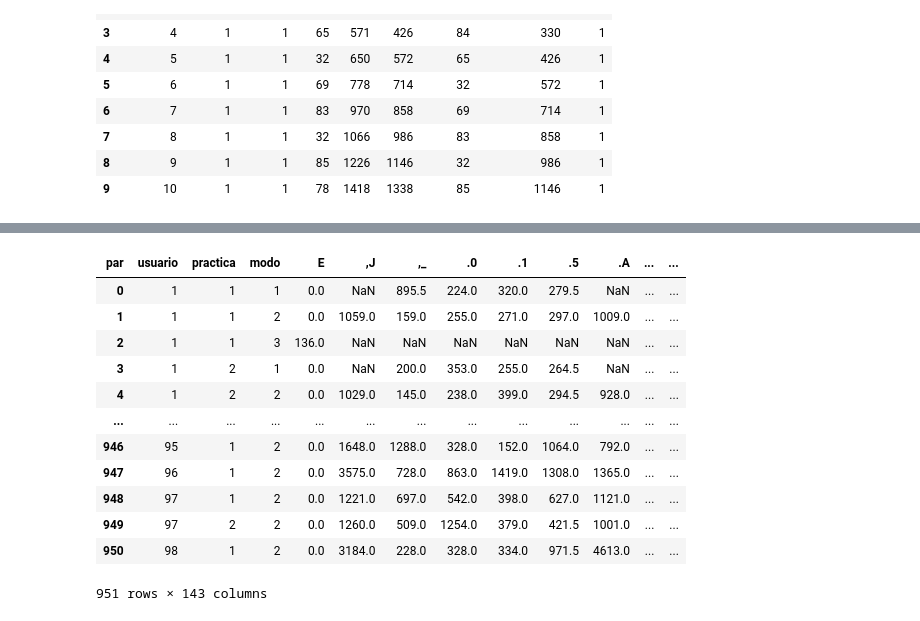
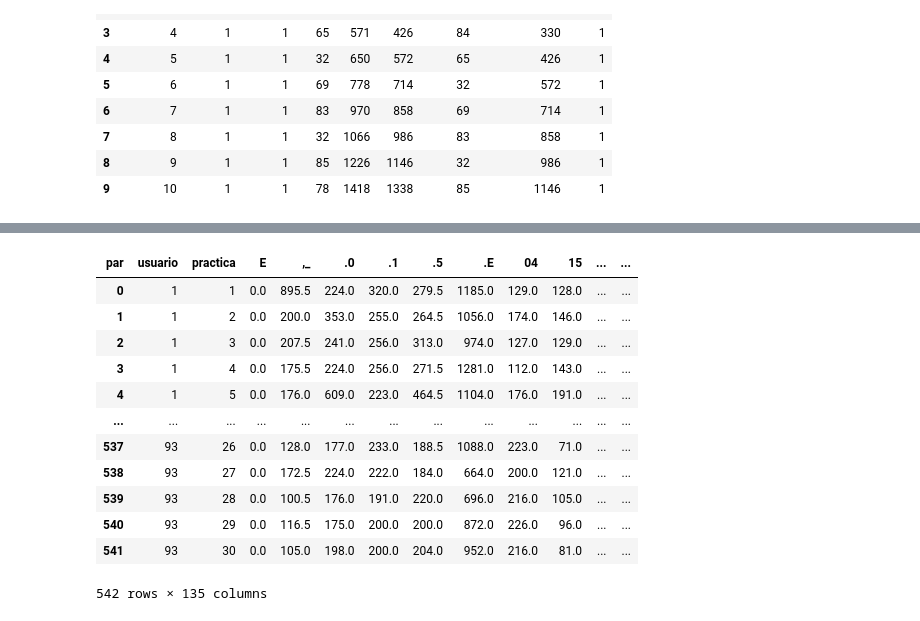
Before and after one commit to DiazEmi/second-factor, a Jupyter notebook: SSF.ipynb, the cells around one changed output, grey strips where cells are left out. Cells and saved outputs as stored; diff of their text form; code cells hidden in the pictures.

```diff
--- a/SSF.ipynb
+++ b/SSF.ipynb
@@ -3,4 +3,6 @@ import pandas as pd
 import numpy as np
 import random
 df=pd.read_csv('tiempos_por_tecla.csv')
-df.info()
+df = df.drop(df[df.modo != 1].index)
+df
+prueba = ['usuario','practica']
@@ -46,12 +31,15 @@ df['anterior'] = np.where(df.anterior == 32, 95, df.anterior)
 df['tecla'] = df['tecla'].apply(chr)
 df['anterior'] = df['anterior'].apply(chr)
 df['par'] = df.anterior + df.tecla
-pt = df.groupby(by=['usuario','practica','modo'])['tiempo'].median()
+pt = df.groupby(by=['usuario','practica','par'])['tiempo'].median()
 pt = pt.reset_index()
 pt = pt.rename(columns={'tiempo':'mean'})
-pa = df.groupby(by=['usuario','practica','modo'])['solapa'].sum()
+pa = df.groupby(by=['usuario'])['solapa'].sum()
 pa = pa.reset_index()
-pl = df.groupby(by=['usuario','practica','modo','par'])['tiempo'].median()
+pl = df.groupby(by=['usuario','practica','par'])['tiempo'].median()
 pl = pl.reset_index()
-pt.info()
+pstd = df.groupby(by=['usuario','practica','par'])['tiempo'].std()
+pstd = pl.reset_index()
+pstd = pstd.rename(columns={'tiempo':'std'})
+pstd
 # %% [output]
@@ -92,18 +75,20 @@ memory usage: 22.1+ MB
 # %%
-pl = pl.pivot(index=['usuario','practica','modo'], columns='par', values='tiempo')
+pl = pl.pivot(index=prueba, columns='par', values='tiempo')
 pl = pl.reset_index()
-pl
+pstd = pstd.pivot(index=prueba, columns='par', values='std')
+pstd = pstd.reset_index()
+pstd
 # %% [output]
-| par | usuario | practica | modo | E | ,J | ,_ | .0 | .1 | .5 | .A | ... | ... |
-| 0 | 1 | 1 | 1 | 0.0 | NaN | 895.5 | 224.0 | 320.0 | 279.5 | NaN | ... | ... |
-| 1 | 1 | 1 | 2 | 0.0 | 1059.0 | 159.0 | 255.0 | 271.0 | 297.0 | 1009.0 | ... | ... |
-| 2 | 1 | 1 | 3 | 136.0 | NaN | NaN | NaN | NaN | NaN | NaN | ... | ... |
-| 3 | 1 | 2 | 1 | 0.0 | NaN | 200.0 | 353.0 | 255.0 | 264.5 | NaN | ... | ... |
-| 4 | 1 | 2 | 2 | 0.0 | 1029.0 | 145.0 | 238.0 | 399.0 | 294.5 | 928.0 | ... | ... |
+| par | usuario | practica | E | ,_ | .0 | .1 | .5 | .E | 04 | 15 | ... | ... |
+| 0 | 1 | 1 | 0.0 | 895.5 | 224.0 | 320.0 | 279.5 | 1185.0 | 129.0 | 128.0 | ... | ... |
+| 1 | 1 | 2 | 0.0 | 200.0 | 353.0 | 255.0 | 264.5 | 1056.0 | 174.0 | 146.0 | ... | ... |
+| 2 | 1 | 3 | 0.0 | 207.5 | 241.0 | 256.0 | 313.0 | 974.0 | 127.0 | 129.0 | ... | ... |
+| 3 | 1 | 4 | 0.0 | 175.5 | 224.0 | 256.0 | 271.5 | 1281.0 | 112.0 | 143.0 | ... | ... |
+| 4 | 1 | 5 | 0.0 | 176.0 | 609.0 | 223.0 | 464.5 | 1104.0 | 176.0 | 191.0 | ... | ... |
 | ... | ... | ... | ... | ... | ... | ... | ... | ... | ... | ... | ... | ... |
-| 946 | 95 | 1 | 2 | 0.0 | 1648.0 | 1288.0 | 328.0 | 152.0 | 1064.0 | 792.0 | ... | ... |
-| 947 | 96 | 1 | 2 | 0.0 | 3575.0 | 728.0 | 863.0 | 1419.0 | 1308.0 | 1365.0 | ... | ... |
-| 948 | 97 | 1 | 2 | 0.0 | 1221.0 | 697.0 | 542.0 | 398.0 | 627.0 | 1121.0 | ... | ... |
-| 949 | 97 | 2 | 2 | 0.0 | 1260.0 | 509.0 | 1254.0 | 379.0 | 421.5 | 1001.0 | ... | ... |
-| 950 | 98 | 1 | 2 | 0.0 | 3184.0 | 228.0 | 328.0 | 334.0 | 971.5 | 4613.0 | ... | ... |
+| 537 | 93 | 26 | 0.0 | 128.0 | 177.0 | 233.0 | 188.5 | 1088.0 | 223.0 | 71.0 | ... | ... |
+| 538 | 93 | 27 | 0.0 | 172.5 | 224.0 | 222.0 | 184.0 | 664.0 | 200.0 | 121.0 | ... | ... |
+| 539 | 93 | 28 | 0.0 | 100.5 | 176.0 | 191.0 | 220.0 | 696.0 | 216.0 | 105.0 | ... | ... |
+| 540 | 93 | 29 | 0.0 | 116.5 | 175.0 | 200.0 | 200.0 | 872.0 | 226.0 | 96.0 | ... | ... |
+| 541 | 93 | 30 | 0.0 | 105.0 | 198.0 | 200.0 | 204.0 | 952.0 | 216.0 | 81.0 | ... | ... |
-951 rows × 143 columns
+542 rows × 135 columns
```
Also changed, not shown: parts of 22 cells of this notebook.
